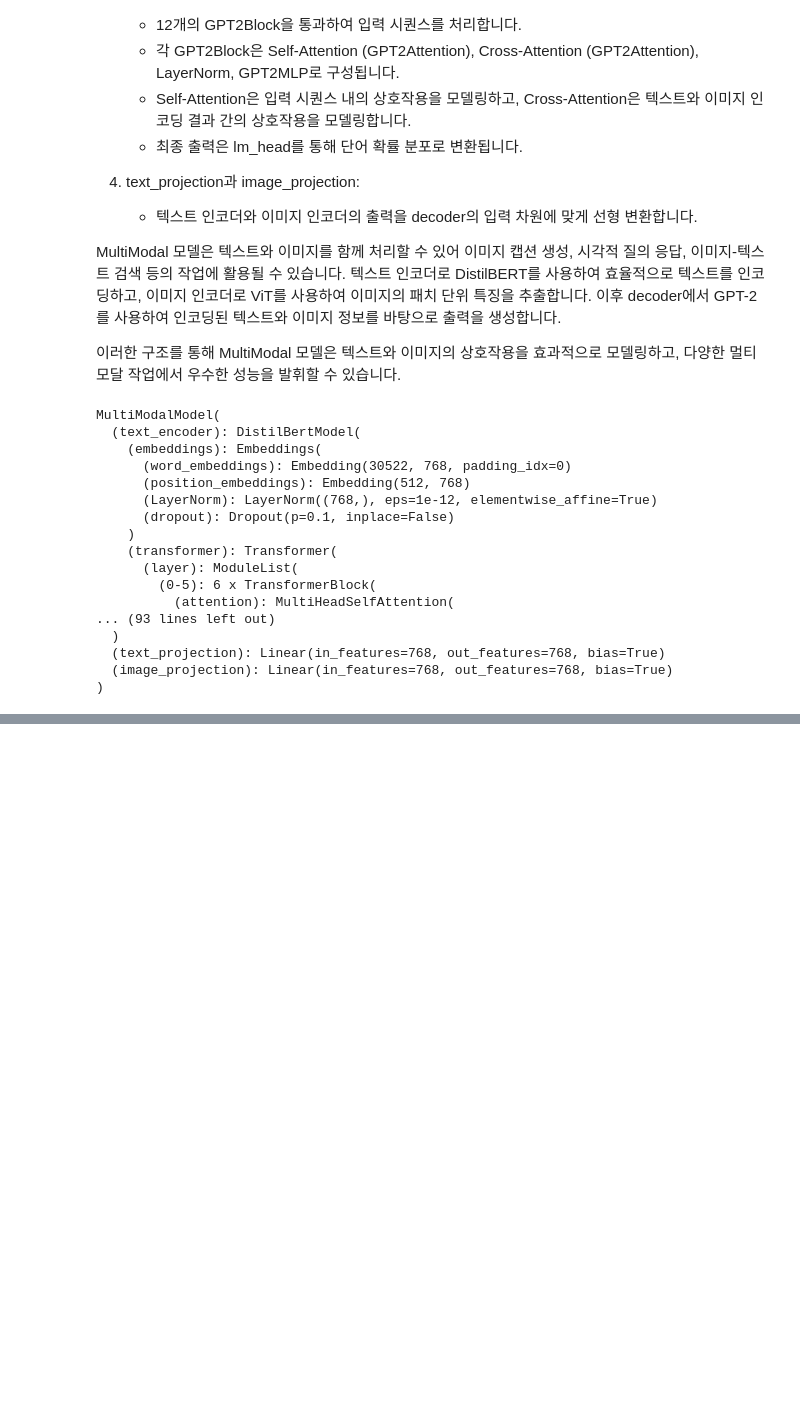
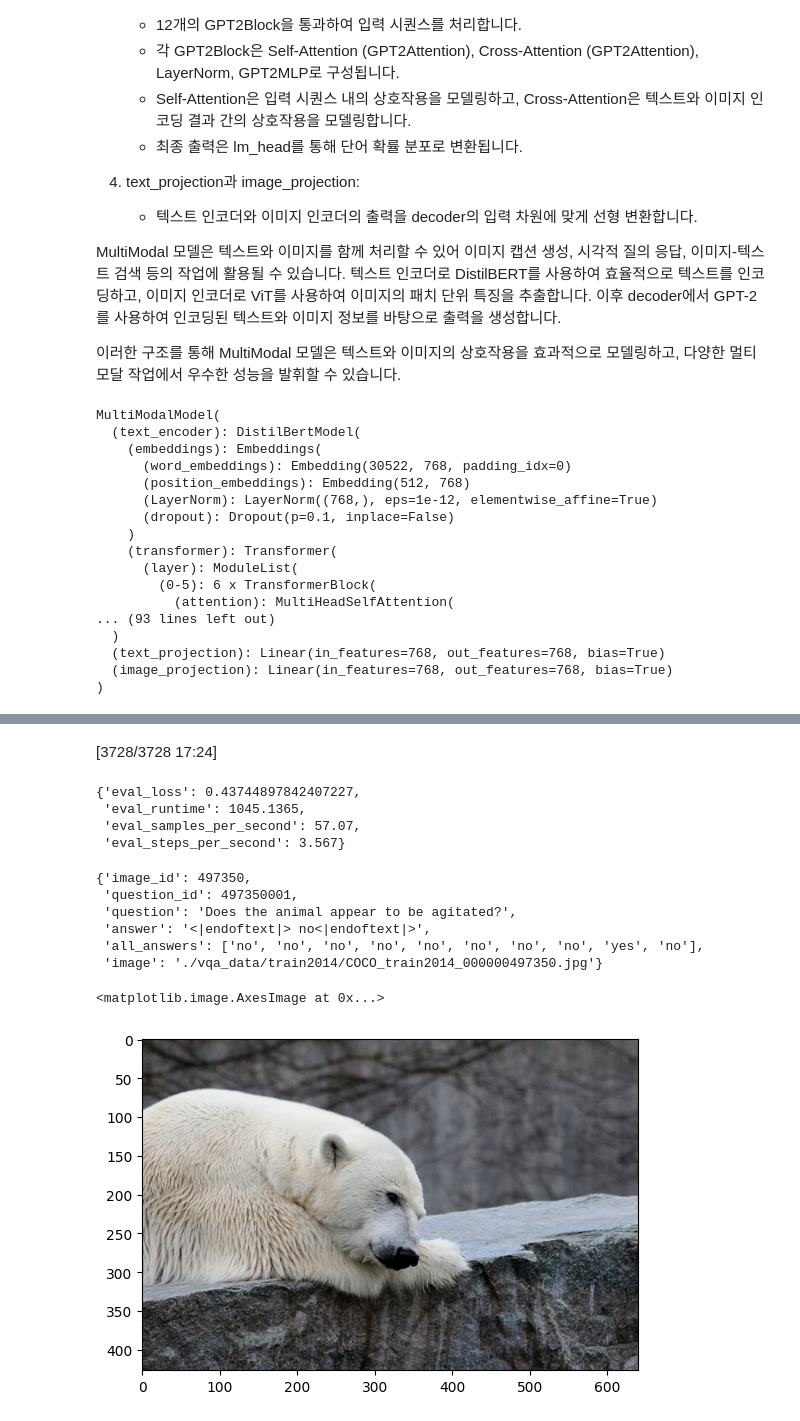
Before and after one commit to kimwooglae/quick-start-guide-to-llms, a Jupyter notebook: notebooks/7_constructing_a_vqa_system.ipynb, the cells around one changed output, grey strips where cells are left out. Drawn from its saved outputs; the diff is of its cells as text; code cells hidden in the pictures; blank space fills up the shorter version.

```diff
--- a/notebooks/7_constructing_a_vqa_system.ipynb
+++ b/notebooks/7_constructing_a_vqa_system.ipynb
@@ -1347,0 +1324,23 @@ trainer.save_model()
+# %%
+trainer1.evaluate()
+# %% [output]
+[3728/3728 17:24]
+{'eval_loss': 0.43744897842407227,
+ 'eval_runtime': 1045.1365,
+ 'eval_samples_per_second': 57.07,
+ 'eval_steps_per_second': 3.567}
+# %%
+v = val_dataset[0]
+v
+# %% [output]
+{'image_id': 497350,
+ 'question_id': 497350001,
+ 'question': 'Does the animal appear to be agitated?',
+ 'answer': '<|endoftext|> no<|endoftext|>',
+ 'all_answers': ['no', 'no', 'no', 'no', 'no', 'no', 'no', 'no', 'yes', 'no'],
+ 'image': './vqa_data/train2014/COCO_train2014_000000497350.jpg'}
+# %%
+plt.imshow(retrieve_image(v['image']))
+# %% [output]
+<matplotlib.image.AxesImage at 0x...>
+[figure, added]
```
Also changed, not shown: parts of 26 cells of this notebook, 2 other files.
